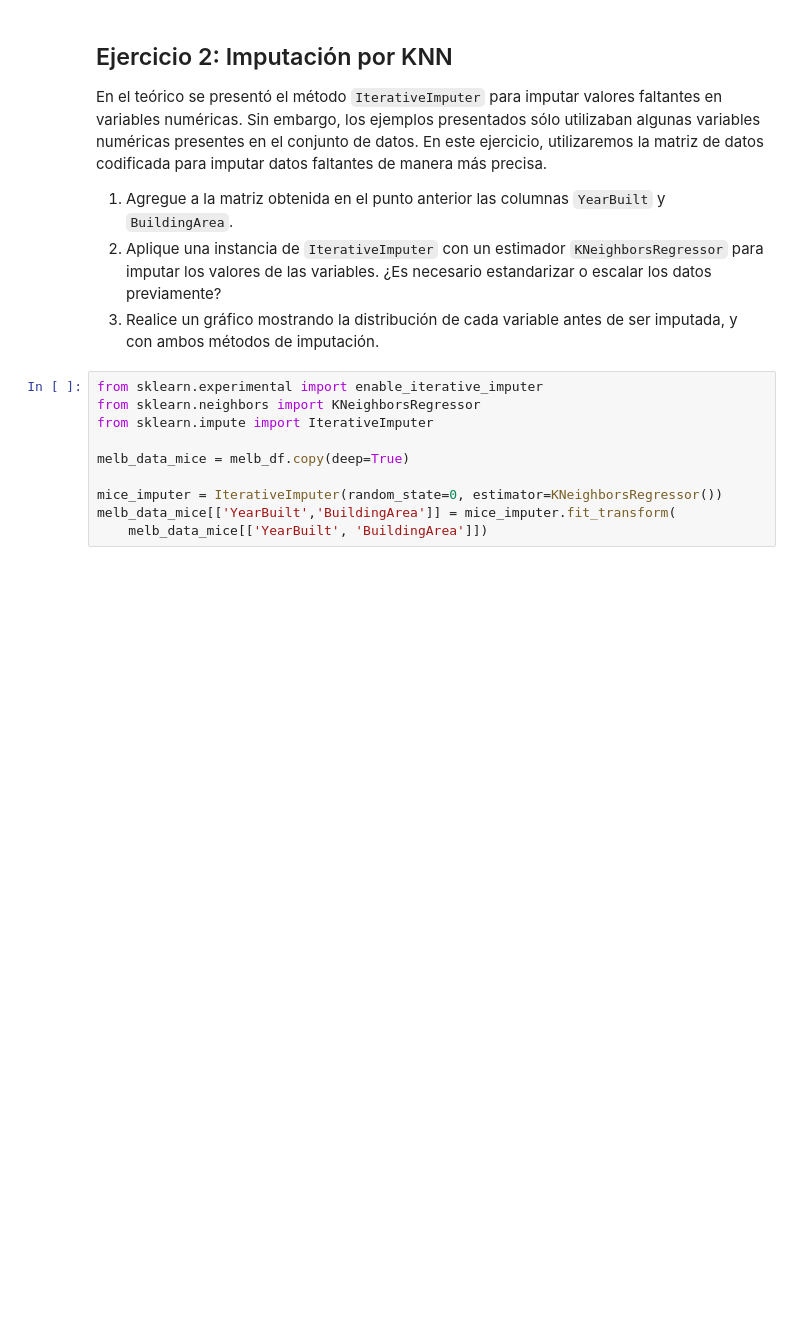
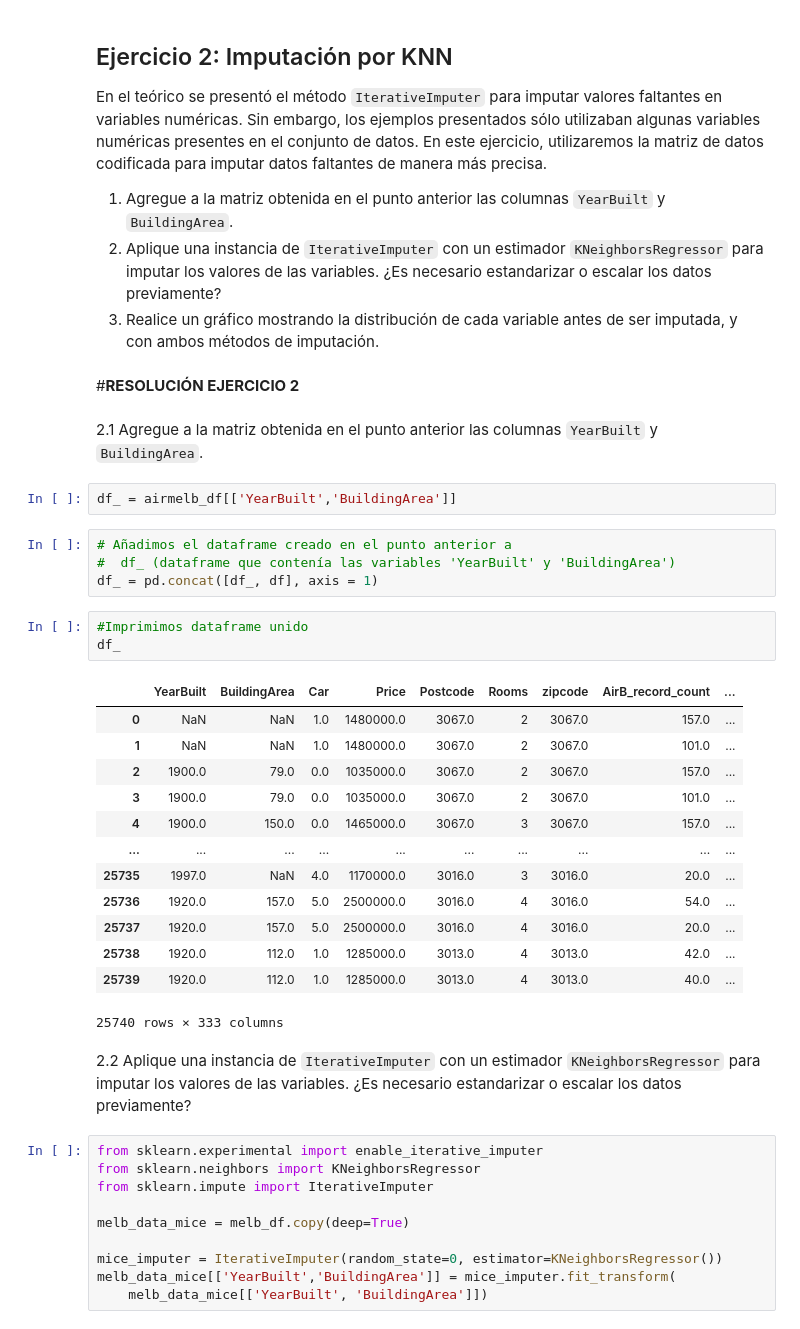
Before and after one commit to carolina-garay/AnalisisExploratorioYCuracion_Grupo32, a Jupyter notebook: AyC_Parte2__Garay_v2.ipynb, the cells around one changed output. Cells and saved outputs as stored; diff of their text form; blank space fills up the shorter version.

```diff
--- a/AyC_Parte2__Garay_v2.ipynb
+++ b/AyC_Parte2__Garay_v2.ipynb
@@ -219,6 +328,35 @@ En el teórico se presentó el método `IterativeImputer` para imputar valores f
 1. Agregue a la matriz obtenida en el punto anterior las columnas `YearBuilt` y `BuildingArea`.
 2. Aplique una instancia de `IterativeImputer` con un estimador `KNeighborsRegressor` para imputar los valores de las variables. ¿Es necesario estandarizar o escalar los datos previamente?
 3. Realice un gráfico mostrando la distribución de cada variable antes de ser imputada, y con ambos métodos de imputación.
+# %% [markdown]
+#**RESOLUCIÓN EJERCICIO 2**
+# %% [markdown]
+2.1 Agregue a la matriz obtenida en el punto anterior las columnas `YearBuilt` y `BuildingArea`.
+# %%
+df_ = airmelb_df[['YearBuilt','BuildingArea']]
+# %%
+# Añadimos el dataframe creado en el punto anterior a
+#  df_ (dataframe que contenía las variables 'YearBuilt' y 'BuildingArea')
+df_ = pd.concat([df_, df], axis = 1)
+# %%
+#Imprimimos dataframe unido
+df_
+# %% [output]
+|  | YearBuilt | BuildingArea | Car | Price | Postcode | Rooms | zipcode | AirB_record_count | ... |
+| 0 | NaN | NaN | 1.0 | 1480000.0 | 3067.0 | 2 | 3067.0 | 157.0 | ... |
+| 1 | NaN | NaN | 1.0 | 1480000.0 | 3067.0 | 2 | 3067.0 | 101.0 | ... |
+| 2 | 1900.0 | 79.0 | 0.0 | 1035000.0 | 3067.0 | 2 | 3067.0 | 157.0 | ... |
+| 3 | 1900.0 | 79.0 | 0.0 | 1035000.0 | 3067.0 | 2 | 3067.0 | 101.0 | ... |
+| 4 | 1900.0 | 150.0 | 0.0 | 1465000.0 | 3067.0 | 3 | 3067.0 | 157.0 | ... |
+| ... | ... | ... | ... | ... | ... | ... | ... | ... | ... |
+| 25735 | 1997.0 | NaN | 4.0 | 1170000.0 | 3016.0 | 3 | 3016.0 | 20.0 | ... |
+| 25736 | 1920.0 | 157.0 | 5.0 | 2500000.0 | 3016.0 | 4 | 3016.0 | 54.0 | ... |
+| 25737 | 1920.0 | 157.0 | 5.0 | 2500000.0 | 3016.0 | 4 | 3016.0 | 20.0 | ... |
+| 25738 | 1920.0 | 112.0 | 1.0 | 1285000.0 | 3013.0 | 4 | 3013.0 | 42.0 | ... |
+| 25739 | 1920.0 | 112.0 | 1.0 | 1285000.0 | 3013.0 | 4 | 3013.0 | 40.0 | ... |
+25740 rows × 333 columns
+# %% [markdown]
+2.2 Aplique una instancia de `IterativeImputer` con un estimador `KNeighborsRegressor` para imputar los valores de las variables. ¿Es necesario estandarizar o escalar los datos previamente?
 # %%
 from sklearn.experimental import enable_iterative_imputer
 from sklearn.neighbors import KNeighborsRegressor
```
Also changed, not shown: parts of 15 cells of this notebook.
